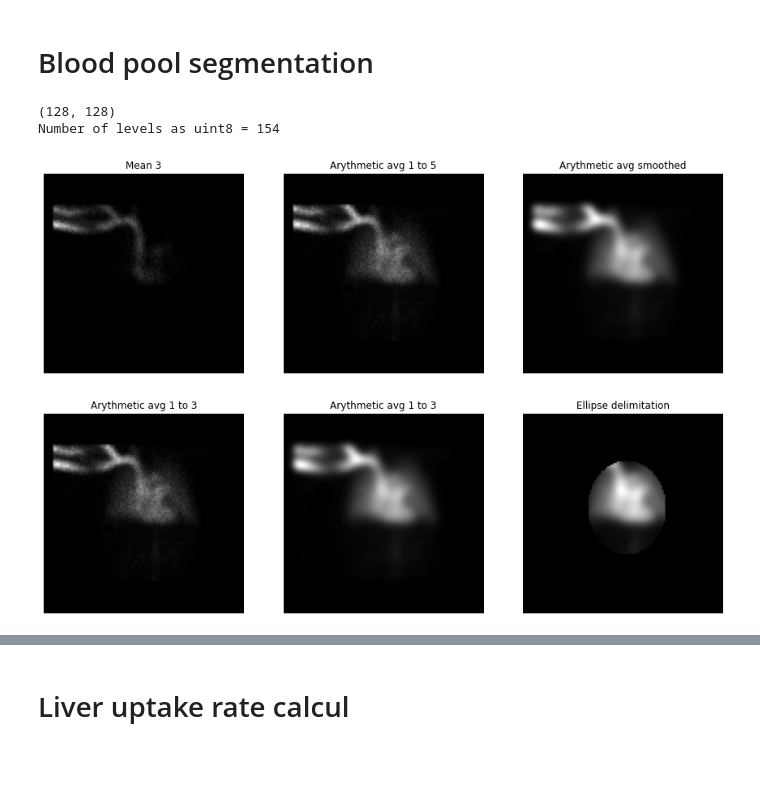
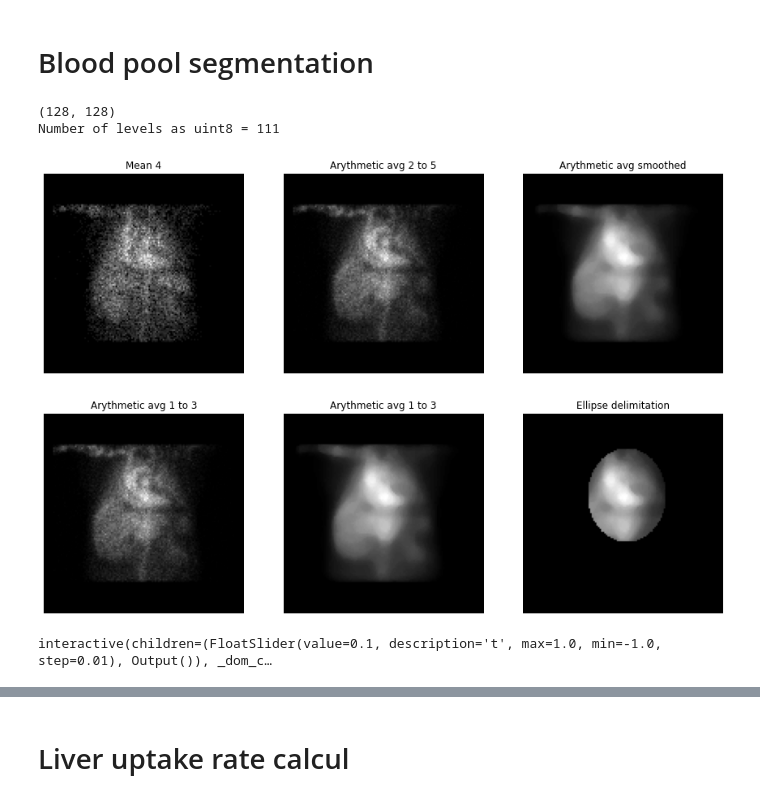
Before and after one commit to orenson/Master-thesis, a Jupyter notebook: Segmentation.ipynb, the cells around one changed output, grey strips where cells are left out. Saved outputs shown, nothing was run; the diff lists cells and outputs as text; code cells hidden in the pictures; blank space fills up the shorter version.

```diff
--- a/Segmentation.ipynb
+++ b/Segmentation.ipynb
@@ -54,8 +57,8 @@ def f64_2_u8(img_stack):
 # %% [markdown]
 # Importation
 # %%
-ant = pd.dcmread("Images/Dyn_Ant_HBS3bis.dcm")
-post = pd.dcmread("Images/Dyn_Post_HBS3bis.dcm")
+ant = pd.dcmread("Images/Dyn_Ant_HBS3.dcm")
+post = pd.dcmread("Images/Dyn_Post_HBS3.dcm")
 ant_pix = ant.pixel_array
 post_pix = post.pixel_array[:,:,::-1]
 mean = (ant_pix*post_pix)**(1/2)
@@ -383,27 +329,0 @@ plt.show()
-# %%
-rgb_masked_bin = img_rgb.copy()
-rgb_masked_auto = img_rgb.copy()
-rgb_masked_so = img_rgb.copy()
-for i in range(128):
-    for j in range(128):
-        if canny_binary[i,j]:
-            rgb_masked_bin[i,j] = [255,0,0]
-        if sobel_binary[i,j]:
-            rgb_masked_so[i,j] = [sobel_binary[i,j]*255,0,0]
-        if border[i,j]:
-            rgb_masked_auto[i,j] = [255,0,0]
-
-plt.figure(figsize=[15,15])
-plt.subplot(1,3,1)
-plt.axis('off')
-plt.title("Autolevel percentil border")
-plt.imshow(rgb_masked_auto)
-plt.subplot(1,3,2)
-plt.axis('off')
-plt.title("Canny on binary (from otsu thresh)")
-plt.imshow(rgb_masked_bin)
-plt.subplot(1,3,3)
-plt.axis('off')
-plt.title("Sobel on binary")
-plt.imshow(rgb_masked_so)
-plt.show()
@@ -486,40 +430,42 @@ plt.show()
 # Blood pool segmentation
 # %%
 avg_blood = np.zeros(img.shape, dtype=np.float64)
-for i in ant_pix[2:6]:
+for i in ant_pix[2:7]:
     avg_blood += i
-avg_blood = avg_blood/len(mean[2:6])
+avg_blood = avg_blood/len(ant_pix[2:7])
 print(avg_blood.shape)
 
 avg_blood_norm = 255 * (avg_blood / max(np.unique(avg_blood)))
 avg_blood_norm = avg_blood_norm.astype(np.uint8)
 print("Number of levels as {} =".format(avg_blood_norm.dtype), len(np.unique(avg_blood_norm)))
 
 blood_med = median(avg_blood_norm, disk(3))
-blood_med = gaussian(median(avg_blood_norm, disk(3)), 2)
+blood_med = gaussian(median(avg_blood_norm, disk(5)), 0)
+#blood_med = median(gaussian(avg_blood_norm, 2), disk(2))
 #blood_med = maximum(gaussian(avg_blood_norm, 3), disk(2))
 
 plt.figure(figsize=[15,15])
 plt.subplot(1,3,1)
 plt.axis('off')
-plt.title("Mean 3")
+plt.title("Mean 4")
 plt.imshow(mean[3], cmap=plt.cm.gray)
 plt.subplot(1,3,2)
 plt.axis('off')
-plt.title("Arythmetic avg 1 to 5")
+plt.title("Arythmetic avg 2 to 5")
 plt.imshow(avg_blood_norm, cmap=plt.cm.gray)
 plt.subplot(1,3,3)
 plt.axis('off')
 plt.title("Arythmetic avg smoothed")
 plt.imshow(blood_med, cmap=plt.cm.gray)
 plt.show()
 # %% [output]
 (128, 128)
-Number of levels as uint8 = 154
+Number of levels as uint8 = 111
-[figure, old version]
+[figure, new version]
 # %%
+#region delimitation
 ell = np.zeros((128, 128), dtype=np.uint8)
-rr, cc = ellipse(60, 66, 30, 25, rotation=np.deg2rad(0))
+rr, cc = ellipse(52, 66, 30, 25, rotation=np.deg2rad(0))
 ell[rr, cc] = 1
 
 plt.figure(figsize=[15,15])
@@ -537,5 +483,32 @@ plt.title("Ellipse delimitation")
 plt.imshow(blood_med*ell, cmap=plt.cm.gray)
 plt.show()
 # %% [output]
-[figure, old version]
+[figure, new version]
+# %%
+#thresh segmentation
+@interact(t=FloatSlider(min=-1, max=1, step=0.01, value=0.1),
+          ell=fixed(ell),
+          blood_med=fixed(blood_med))
+
+def thresh_segmentation(t, ell, blood_med):
+    otsu = threshold_otsu(blood_med*ell)
+    mask = blood_med*ell>otsu+t
+    mask = opening(mask, disk(5))
+    #mask = closing(mask, disk(2))
+    plt.figure(figsize=[15,15])
+    plt.subplot(1,3,1)
+    plt.axis('off')
+    plt.title("Arythmetic avg 1 to 3")
+    plt.imshow(avg_blood_norm, cmap=plt.cm.gray)
+    plt.subplot(1,3,2)
+    plt.axis('off')
+    plt.title("Mask")
+    plt.imshow(mask, cmap=plt.cm.gray)
+    plt.subplot(1,3,3)
+    plt.axis('off')
+    plt.title("Segmented")
+    plt.imshow(avg_blood_norm, cmap=plt.cm.gray)
+    plt.imshow(np.ma.masked_where(mask==1, mask), cmap='RdYlBu')
+# %% [output]
+interactive(children=(FloatSlider(value=0.1, description='t', max=1.0, min=-1.0, step=0.01), Output()), _dom_c…
 # %%
```
Also changed, not shown: parts of 22 cells of this notebook, 8 other files.
